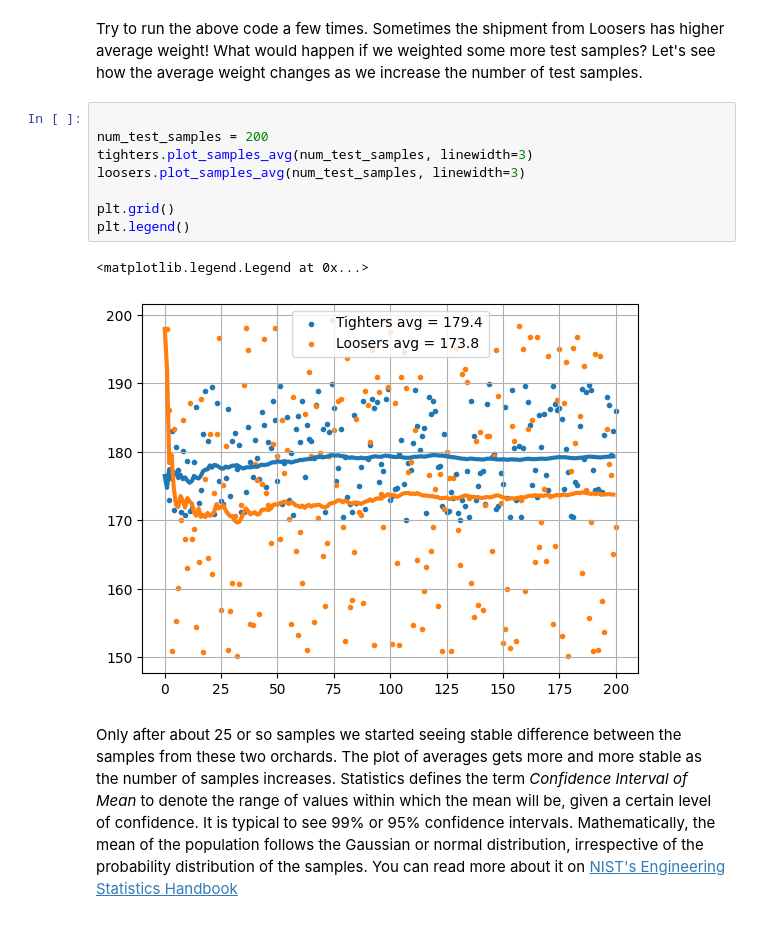
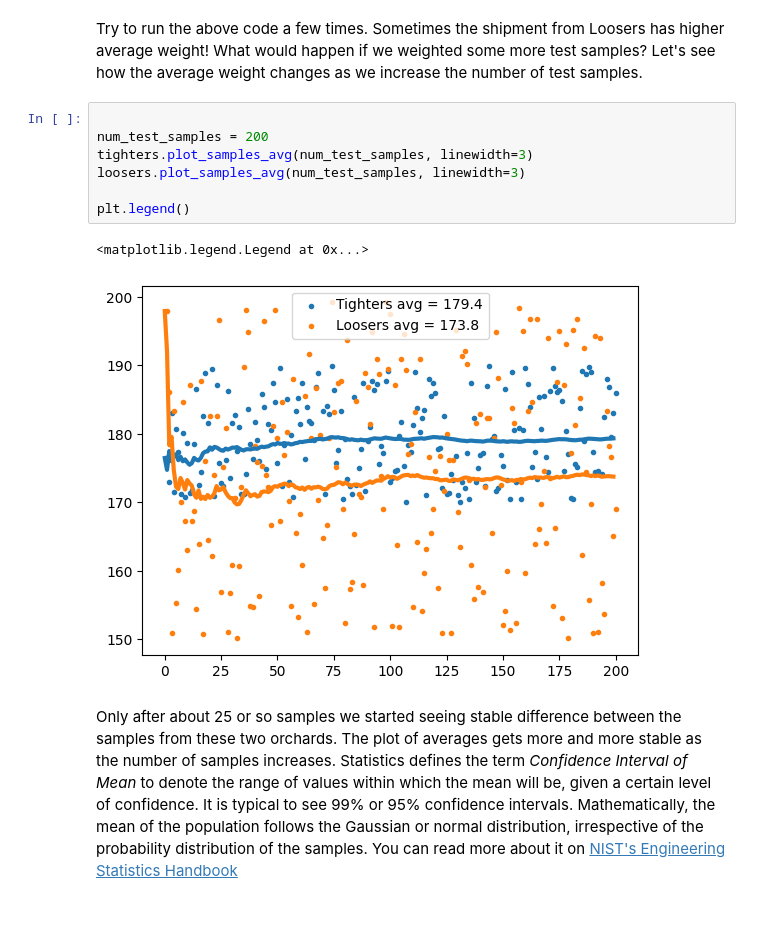
Before and after one commit to sanjaymjoshi/relistats, a Jupyter notebook: example/explore_quantile.ipynb, the cells around one changed output. Drawn from its saved outputs; the diff is of its cells as text.

```diff
--- a/example/explore_quantile.ipynb
+++ b/example/explore_quantile.ipynb
@@ -68,14 +67,13 @@ Try to run the above code a few times. Sometimes the shipment from Loosers has h
 # %%
 
 num_test_samples = 200
 tighters.plot_samples_avg(num_test_samples, linewidth=3)
 loosers.plot_samples_avg(num_test_samples, linewidth=3)
 
-plt.grid()
 plt.legend()
 # %% [output]
 <matplotlib.legend.Legend at 0x...>
-[figure, old version]
+[figure, new version]
 # %% [markdown]
 Only after about 25 or so samples we started seeing stable difference between the samples from these two orchards. The plot of averages gets more and more stable as the number of samples increases. Statistics defines the term _Confidence Interval of Mean_ to denote the range of values within which the mean will be, given a certain level of confidence. It is typical to see 99% or 95% confidence intervals. Mathematically, the mean of the population follows the Gaussian or normal distribution, irrespective of the probability distribution of the samples. You can read more about it on [NIST's Engineering Statistics Handbook](https://www.itl.nist.gov/div898/handbook/eda/section3/eda352.htm)
 
```
Also changed, not shown: parts of 6 cells of this notebook.
